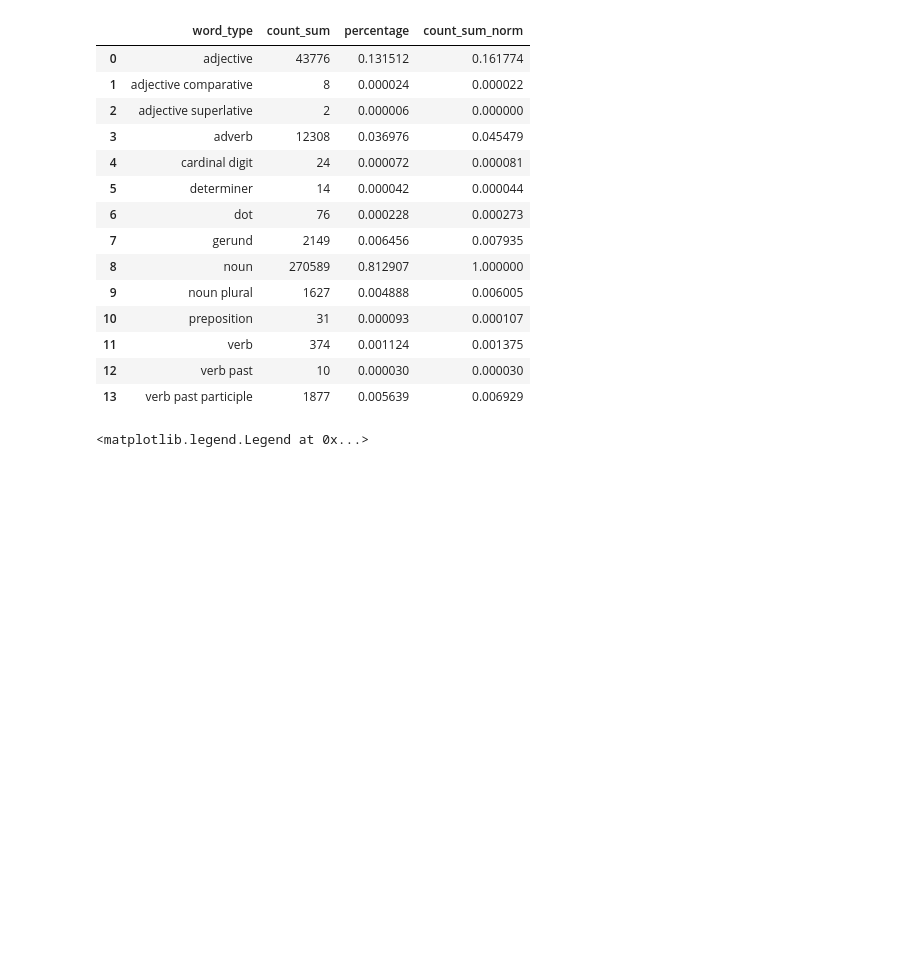
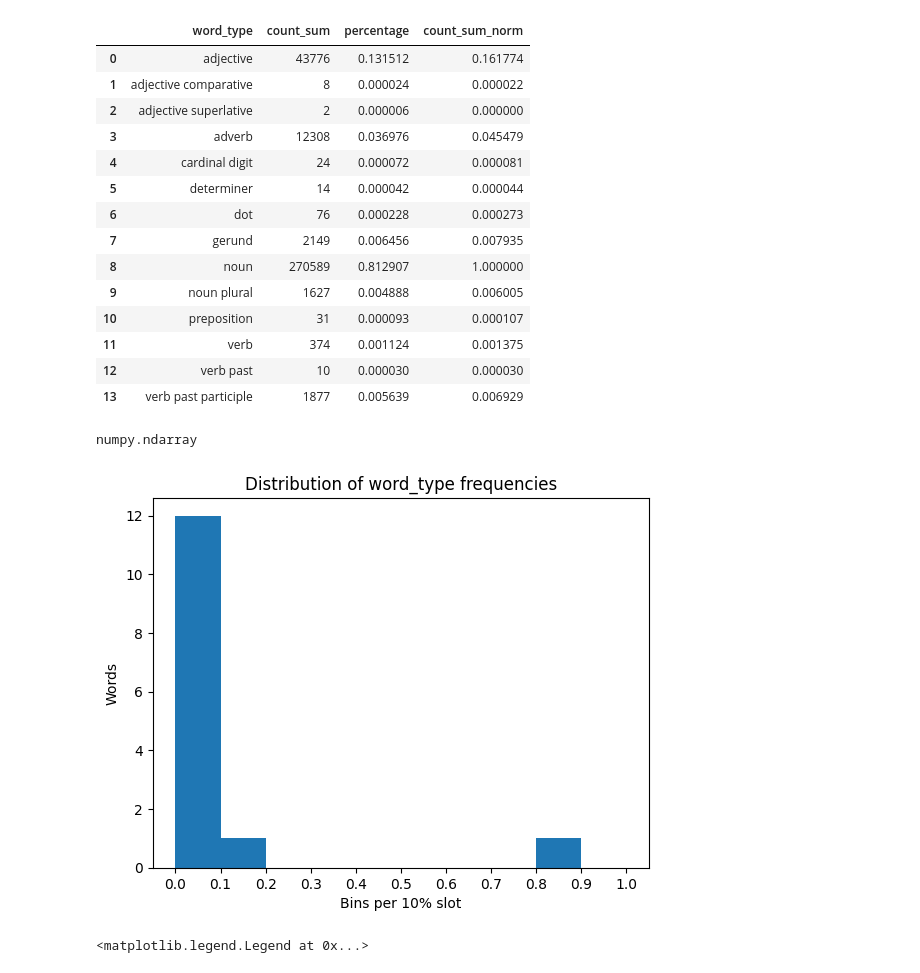
Before and after one commit to nonameforpirate2/DNA, a Jupyter notebook: NetworkAnalysis.ipynb, the cells around one changed output. Drawn from its saved outputs; the diff is of its cells as text; code cells hidden in the pictures; blank space fills up the shorter version.

Commit message:
add distribution of words and graph

```diff
--- a/NetworkAnalysis.ipynb
+++ b/NetworkAnalysis.ipynb
@@ -465,6 +467,23 @@ word_type_frequency
 | 11 | verb | 374 | 0.001124 | 0.001375 |
 | 12 | verb past | 10 | 0.000030 | 0.000030 |
 | 13 | verb past participle | 1877 | 0.005639 | 0.006929 |
+# %%
+type(np.array(list(word_type_frequency['count_sum'])))
+# %% [output]
+numpy.ndarray
+# %%
+#Distribution of each word_type, as we can see most of the values near by zero.
+
+fig,ax = plt.subplots(1,1)
+a = np.array(word_type_frequency['percentage'])
+ax.hist(a, bins = [0,0.1,0.2,0.3,0.4,0.5,0.6,0.7,0.8,0.9,1])
+ax.set_title("Distribution of word_type frequencies")
+ax.set_xticks([0,0.1,0.2,0.3,0.4,0.5,0.6,0.7,0.8,0.9,1])
+ax.set_xlabel('Bins per 10% slot')
+ax.set_ylabel('Words')
+plt.show()
+# %% [output]
+[figure, added]
 # %%
 word_type_frequency = word_type_frequency.set_index('word_type')
 plot = word_type_frequency.plot.pie(y='count_sum_norm', figsize=(11, 5))
```
Also changed, not shown: parts of 1 cell of this notebook.
